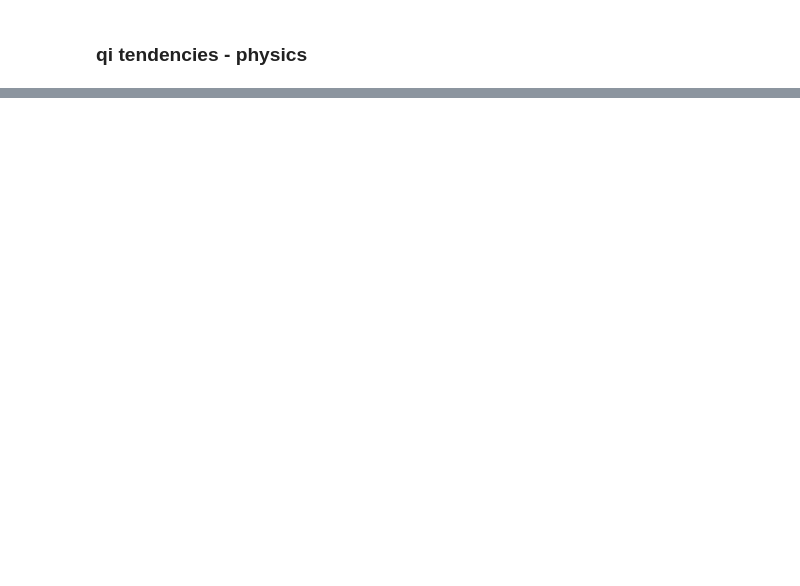
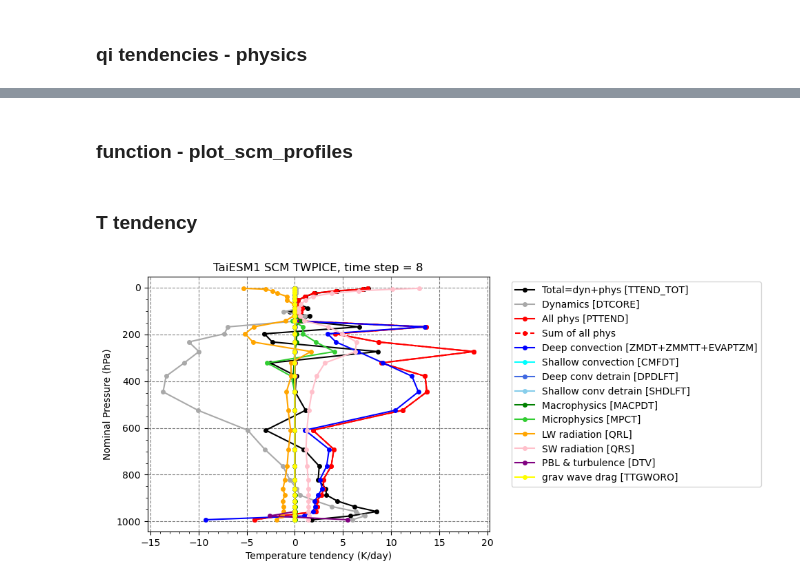
Before and after one commit to yihsuanchen/TaiESM1_Sc_diag, a Jupyter notebook: scam_taiesm1/plot/printout-profiles-scm.ipynb, the cells around one changed output, grey strips where cells are left out. Drawn from its saved outputs; the diff is of its cells as text; code cells hidden in the pictures; blank space fills up the shorter version.

Commit message:
plot the profiles

```diff
--- a/scam_taiesm1/plot/printout-profiles-scm.ipynb
+++ b/scam_taiesm1/plot/printout-profiles-scm.ipynb
@@ -20,7 +20,7 @@ xr.set_options(keep_attrs=True)  # keep attributes after xarray operation
 ## Open SCM file
 # %%
 #--- open SCM file
-datapath = "./"
+datapath = "/lfs/home/yihsuanc/test/c1-scam-tendencies/"
 
 #--- single file
 #filename_scm = "xy01-scam_test.twp06.taiphy.0229162841.camrun.cam.h0.2006-01-17-10800.nc"
@@ -93,7 +93,7 @@ PTECLDICE + ZMDICE + CMFDICE + DPDLFICE + SHDLFLIQ + MACPDICE + MPDICE + VDCLDIC
 ## Read all variables
 # %%
 #--- set time step
-tt=4
+tt=3
 
 #--- T tendencies
 TTEND_TOT = read_var("TTEND_TOT", time_step=tt)
@@ -269,0 +270,9 @@ Index   lev     PTECLDICE       sum_ql_phys     Data3   relative diff
+# %%
+varnames_diag=["DQV_SUM_PHYS",'DT_SUM_PHYS',"DQL_SUM_PHYS","DQI_SUM_PHYS"]
+
+ds_scm = yhc.diagnose_var(ds_scm, varnames_diag)
+
+#yhc.print_1d_arrays(PTECLDICE, sum_qi_phys, ds_scm.DQI_SUM_PHYS[tt,:,0,0], sum_qi_phys-ds_scm.DQI_SUM_PHYS[tt,:,0,0])
+#yhc.print_1d_arrays(sum_Q_phys, ds_scm.DQV_SUM_PHYS[tt,:,0,0], sum_Q_phys-ds_scm.DQV_SUM_PHYS[tt,:,0,0])
+#yhc.print_1d_arrays(sum_ql_phys, ds_scm.DQL_SUM_PHYS[tt,:,0,0], sum_ql_phys-ds_scm.DQL_SUM_PHYS[tt,:,0,0])
+yhc.print_1d_arrays(sum_T_phys, ds_scm.DT_SUM_PHYS[tt,:,0,0], sum_T_phys-ds_scm.DT_SUM_PHYS[tt,:,0,0])
@@ -269,0 +302,2 @@ Index   lev     PTECLDICE       sum_ql_phys     Data3   relative diff
+# %% [markdown]
+### function - plot_scm_profiles
@@ -269,0 +466,9 @@ Index   lev     PTECLDICE       sum_ql_phys     Data3   relative diff
+# %% [markdown]
+### T tendency
+# %%
+varnames = set_profile_varnames('DT_budget')
+
+tt=8
+plot_scm_profiles (ds_scm, varnames, tt=tt, xlabel="Temperature tendency")
+# %% [output]
+[figure, added]
```
Also changed, not shown: parts of 16 cells of this notebook.
